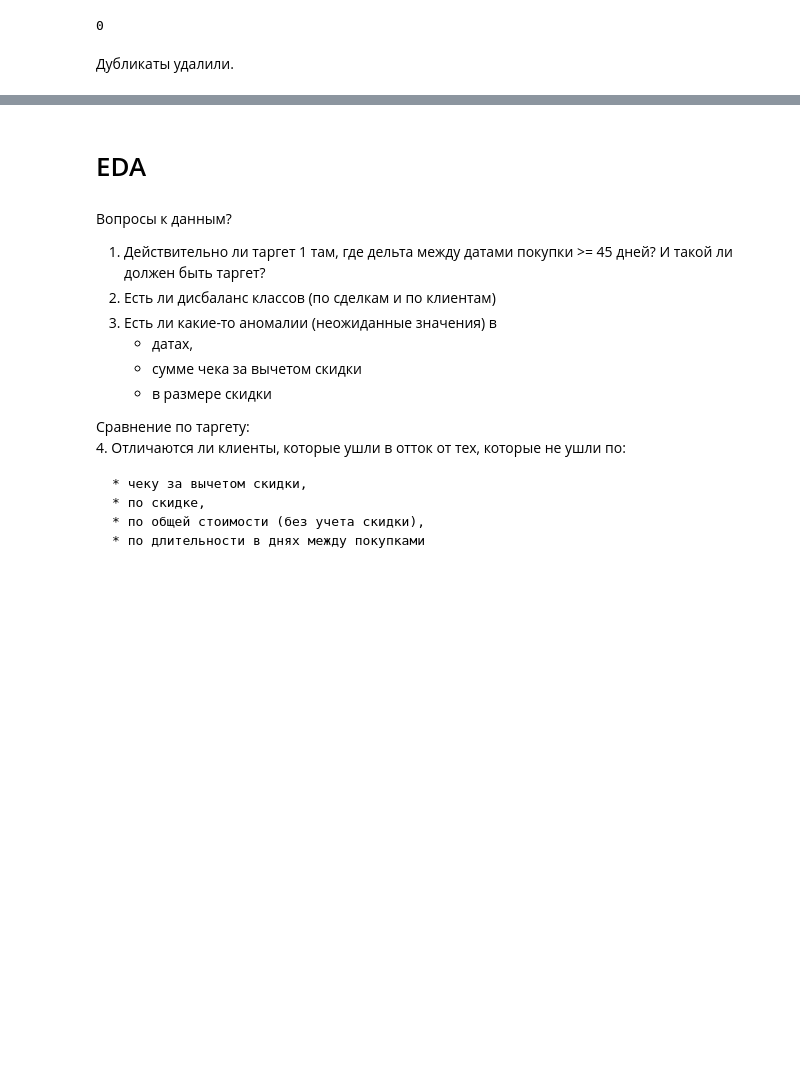
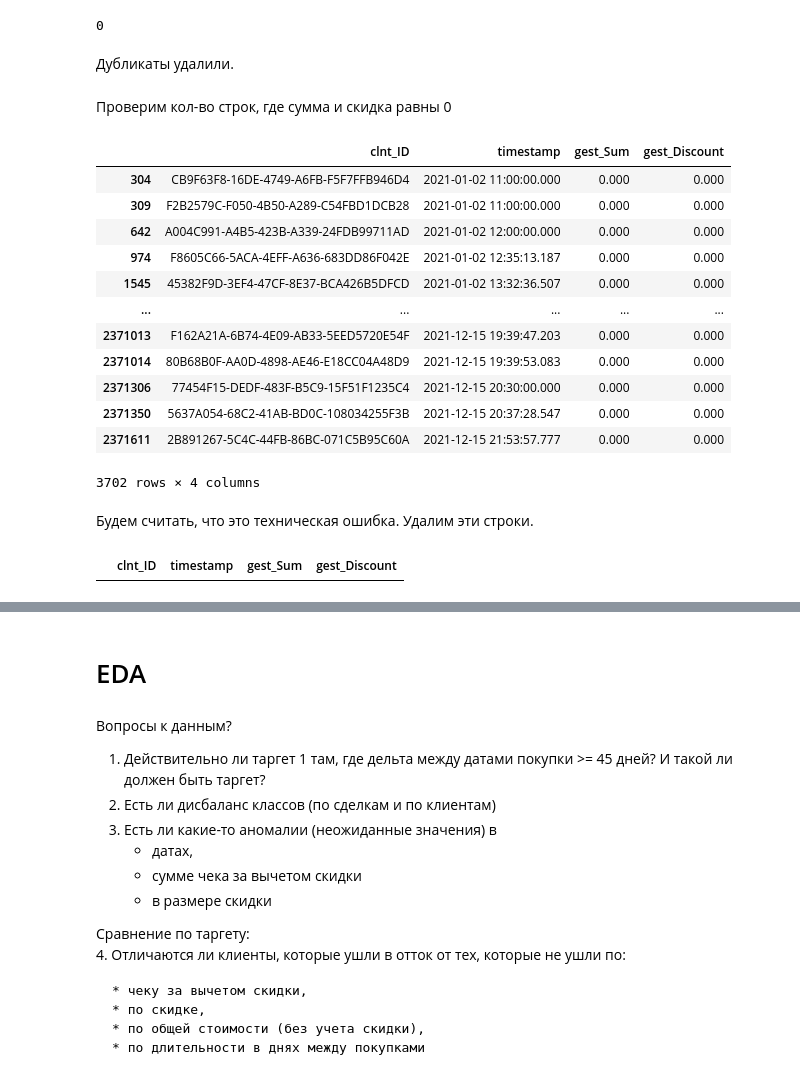
Before and after one commit to snakerzr/cupcake_churn_prediction, a Jupyter notebook: notebook.ipynb, the cells around one changed output, grey strips where cells are left out. Drawn from its saved outputs; the diff is of its cells as text; code cells hidden in the pictures; blank space fills up the shorter version.

```diff
--- a/notebook.ipynb
+++ b/notebook.ipynb
@@ -210,3 +210,24 @@ df.duplicated().sum()
 0
 # %% [markdown]
 Дубликаты удалили.
+# %% [markdown]
+Проверим кол-во строк, где сумма и скидка равны 0
+# %%
+mask = (df['gest_Sum'] == 0) & (df['gest_Discount'] == 0)
+df[mask]
+# %% [output]
+|  | clnt_ID | timestamp | gest_Sum | gest_Discount |
+| 304 | CB9F63F8-16DE-4749-A6FB-F5F7FFB946D4 | 2021-01-02 11:00:00.000 | 0.000 | 0.000 |
+| 309 | F2B2579C-F050-4B50-A289-C54FBD1DCB28 | 2021-01-02 11:00:00.000 | 0.000 | 0.000 |
+| 642 | A004C991-A4B5-423B-A339-24FDB99711AD | 2021-01-02 12:00:00.000 | 0.000 | 0.000 |
+| 974 | F8605C66-5ACA-4EFF-A636-683DD86F042E | 2021-01-02 12:35:13.187 | 0.000 | 0.000 |
+| 1545 | 45382F9D-3EF4-47CF-8E37-BCA426B5DFCD | 2021-01-02 13:32:36.507 | 0.000 | 0.000 |
+| ... | ... | ... | ... | ... |
+| 2371013 | F162A21A-6B74-4E09-AB33-5EED5720E54F | 2021-12-15 19:39:47.203 | 0.000 | 0.000 |
+| 2371014 | 80B68B0F-AA0D-4898-AE46-E18CC04A48D9 | 2021-12-15 19:39:53.083 | 0.000 | 0.000 |
+| 2371306 | 77454F15-DEDF-483F-B5C9-15F51F1235C4 | 2021-12-15 20:30:00.000 | 0.000 | 0.000 |
+| 2371350 | 5637A054-68C2-41AB-BD0C-108034255F3B | 2021-12-15 20:37:28.547 | 0.000 | 0.000 |
+| 2371611 | 2B891267-5C4C-44FB-86BC-071C5B95C60A | 2021-12-15 21:53:57.777 | 0.000 | 0.000 |
+3702 rows × 4 columns
+# %% [markdown]
+Будем считать, что это техническая ошибка. Удалим эти строки.
@@ -212,0 +236,4 @@ df.duplicated().sum()
+# %%
+df[mask]
+# %% [output]
+|  | clnt_ID | timestamp | gest_Sum | gest_Discount |
```
Also changed, not shown: parts of 57 cells of this notebook.
